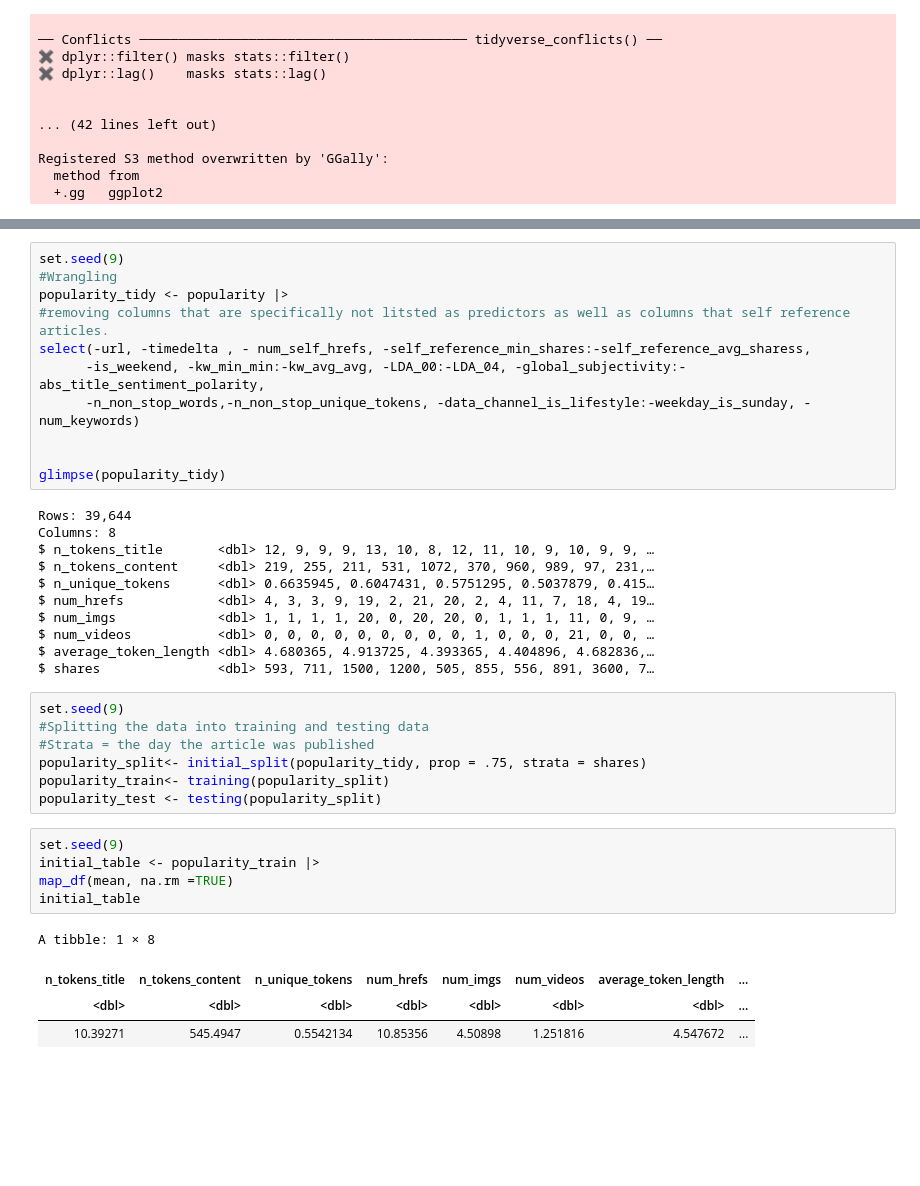
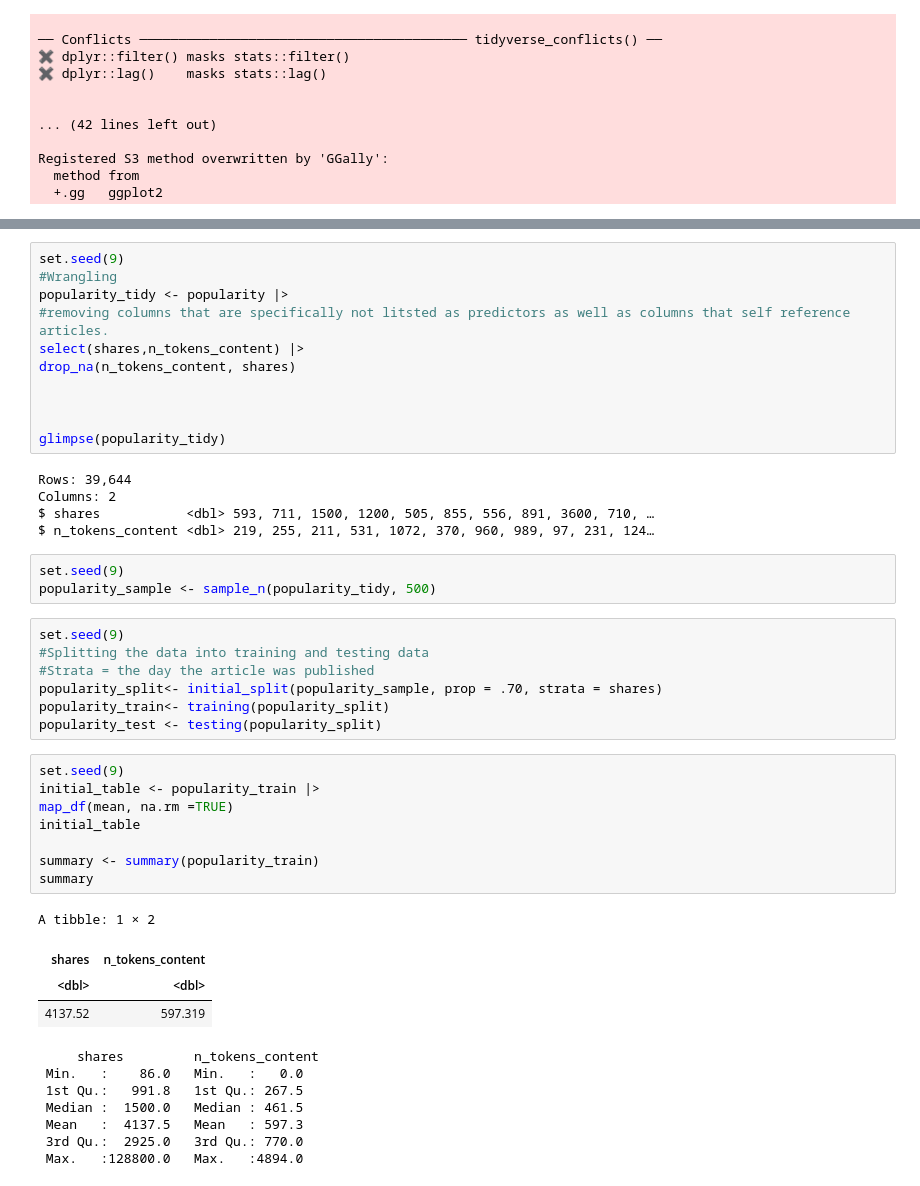
Before and after one commit to EPICxFLIPPER/Project-Report-Group-9, a Jupyter notebook: Project-Report.ipynb, the cells around one changed output, grey strips where cells are left out. Saved outputs shown, nothing was run; the diff lists cells and outputs as text; blank space fills up the shorter version.

```diff
--- a/Project-Report.ipynb
+++ b/Project-Report.ipynb
@@ -53,40 +53,47 @@ set.seed(9)
 #Wrangling
 popularity_tidy <- popularity |>
 #removing columns that are specifically not litsted as predictors as well as columns that self reference articles.
-select(-url, -timedelta , - num_self_hrefs, -self_reference_min_shares:-self_reference_avg_sharess,
-      -is_weekend, -kw_min_min:-kw_avg_avg, -LDA_00:-LDA_04, -global_subjectivity:-abs_title_sentiment_polarity,
-      -n_non_stop_words,-n_non_stop_unique_tokens, -data_channel_is_lifestyle:-weekday_is_sunday, -num_keywords)
+select(shares,n_tokens_content) |>
+drop_na(n_tokens_content, shares)
+
 
 
 glimpse(popularity_tidy)
 # %% [output]
 Rows: 39,644
-Columns: 8
-$ n_tokens_title       <dbl> 12, 9, 9, 9, 13, 10, 8, 12, 11, 10, 9, 10, 9, 9, …
-$ n_tokens_content     <dbl> 219, 255, 211, 531, 1072, 370, 960, 989, 97, 231,…
-$ n_unique_tokens      <dbl> 0.6635945, 0.6047431, 0.5751295, 0.5037879, 0.415…
-$ num_hrefs            <dbl> 4, 3, 3, 9, 19, 2, 21, 20, 2, 4, 11, 7, 18, 4, 19…
-$ num_imgs             <dbl> 1, 1, 1, 1, 20, 0, 20, 20, 0, 1, 1, 1, 11, 0, 9, …
-$ num_videos           <dbl> 0, 0, 0, 0, 0, 0, 0, 0, 0, 1, 0, 0, 0, 21, 0, 0, …
-$ average_token_length <dbl> 4.680365, 4.913725, 4.393365, 4.404896, 4.682836,…
-$ shares               <dbl> 593, 711, 1500, 1200, 505, 855, 556, 891, 3600, 7…
+Columns: 2
+$ shares           <dbl> 593, 711, 1500, 1200, 505, 855, 556, 891, 3600, 710, …
+$ n_tokens_content <dbl> 219, 255, 211, 531, 1072, 370, 960, 989, 97, 231, 124…
+# %%
+set.seed(9)
+popularity_sample <- sample_n(popularity_tidy, 500)
 # %%
 set.seed(9)
 #Splitting the data into training and testing data
 #Strata = the day the article was published
-popularity_split<- initial_split(popularity_tidy, prop = .75, strata = shares)
+popularity_split<- initial_split(popularity_sample, prop = .70, strata = shares)
 popularity_train<- training(popularity_split)
 popularity_test <- testing(popularity_split)
 # %%
 set.seed(9)
 initial_table <- popularity_train |>
 map_df(mean, na.rm =TRUE)
 initial_table
+
+summary <- summary(popularity_train)
+summary
 # %% [output]
-A tibble: 1 × 8
+A tibble: 1 × 2
-| n_tokens_title | n_tokens_content | n_unique_tokens | num_hrefs | num_imgs | num_videos | average_token_length | ... |
-| <dbl> | <dbl> | <dbl> | <dbl> | <dbl> | <dbl> | <dbl> | ... |
-| 10.39271 | 545.4947 | 0.5542134 | 10.85356 | 4.50898 | 1.251816 | 4.547672 | ... |
+| shares | n_tokens_content |
+| <dbl> | <dbl> |
+| 4137.52 | 597.319 |
+     shares         n_tokens_content
+ Min.   :    86.0   Min.   :   0.0
+ 1st Qu.:   991.8   1st Qu.: 267.5
+ Median :  1500.0   Median : 461.5
+ Mean   :  4137.5   Mean   : 597.3
+ 3rd Qu.:  2925.0   3rd Qu.: 770.0
+ Max.   :128800.0   Max.   :4894.0
 # %%
 set.seed(9)
 #Below are the distributions of the 3 most varable categoreis in our data set. Though some of the categories are less variable, we belive
```
Also changed, not shown: parts of 3 cells of this notebook.
